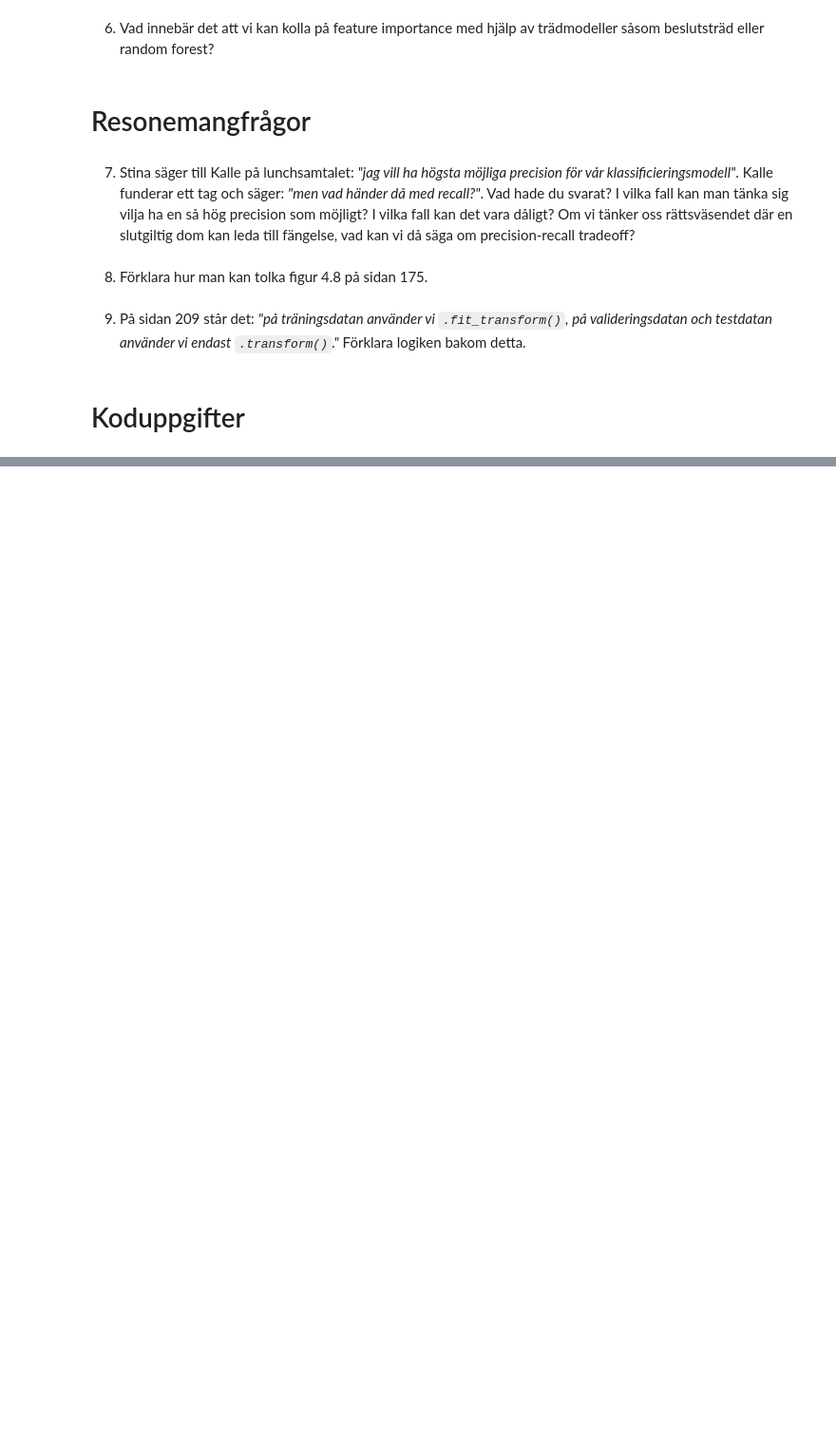
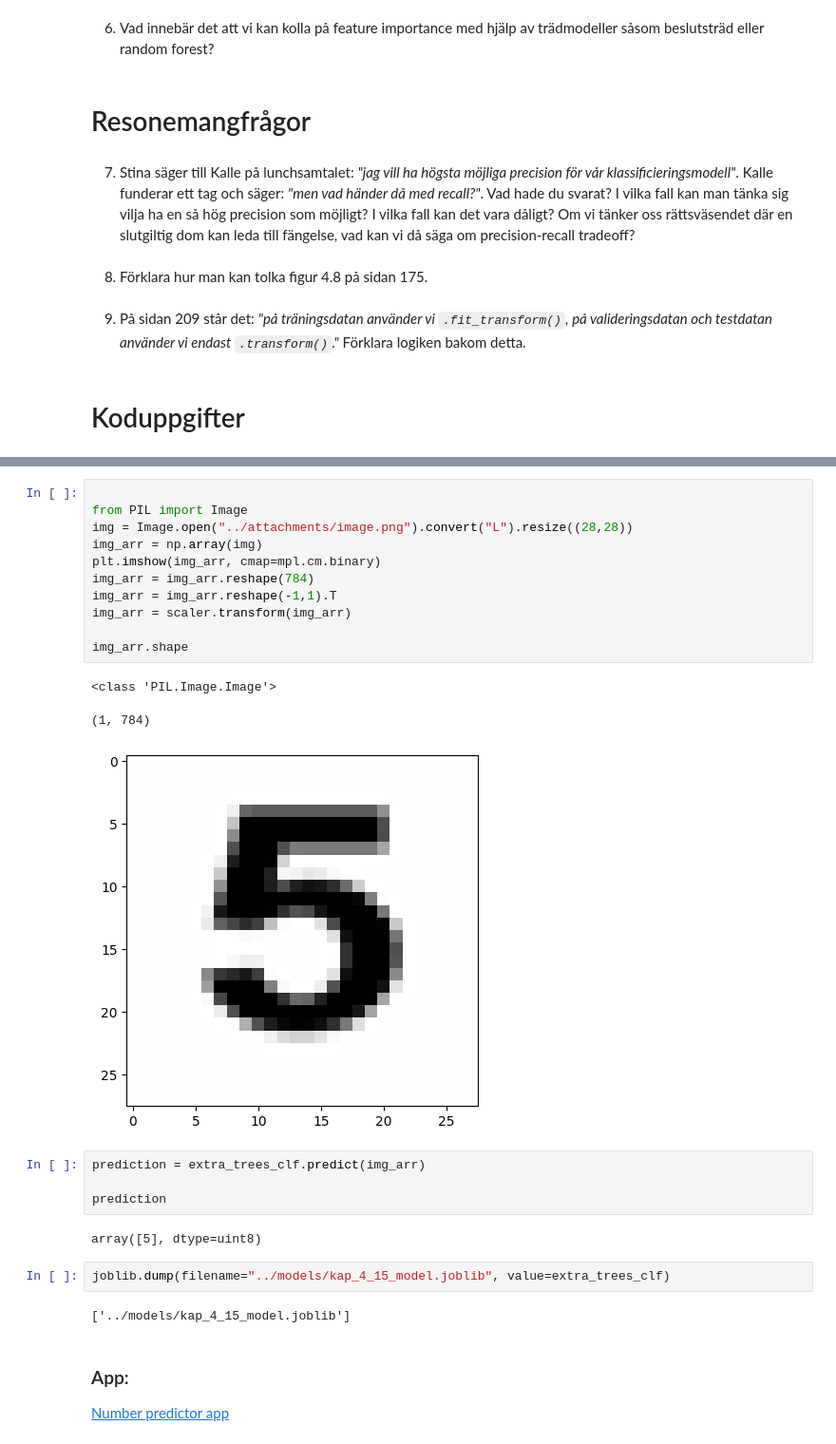
Before and after one commit to stuNero/ai_bok_ovn_uppgifter, a Jupyter notebook: kapitel/kap_4.ipynb, the cells around one changed output, grey strips where cells are left out. Shown at 95% size. Saved outputs shown, nothing was run; the diff lists cells and outputs as text; blank space fills up the shorter version.

```diff
--- a/kapitel/kap_4.ipynb
+++ b/kapitel/kap_4.ipynb
@@ -102,0 +230,28 @@ Exempel på hur denna typ av projekt kan se ut: [LinkedIn-inlägg](https://www.l
+# %%
+
+from PIL import Image
+img = Image.open("../attachments/image.png").convert("L").resize((28,28))
+img_arr = np.array(img)
+plt.imshow(img_arr, cmap=mpl.cm.binary)
+img_arr = img_arr.reshape(784)
+img_arr = img_arr.reshape(-1,1).T
+img_arr = scaler.transform(img_arr)
+
+img_arr.shape
+# %% [output]
+<class 'PIL.Image.Image'>
+(1, 784)
+[figure, added]
+# %%
+prediction = extra_trees_clf.predict(img_arr)
+
+prediction
+# %% [output]
+array([5], dtype=uint8)
+# %%
+joblib.dump(filename="../models/kap_4_15_model.joblib", value=extra_trees_clf)
+# %% [output]
+['../models/kap_4_15_model.joblib']
+# %% [markdown]
+### App:
+[Number predictor app](kap_4_15_app.py)
```
Also changed, not shown: parts of 15 cells of this notebook, 5 other files.
